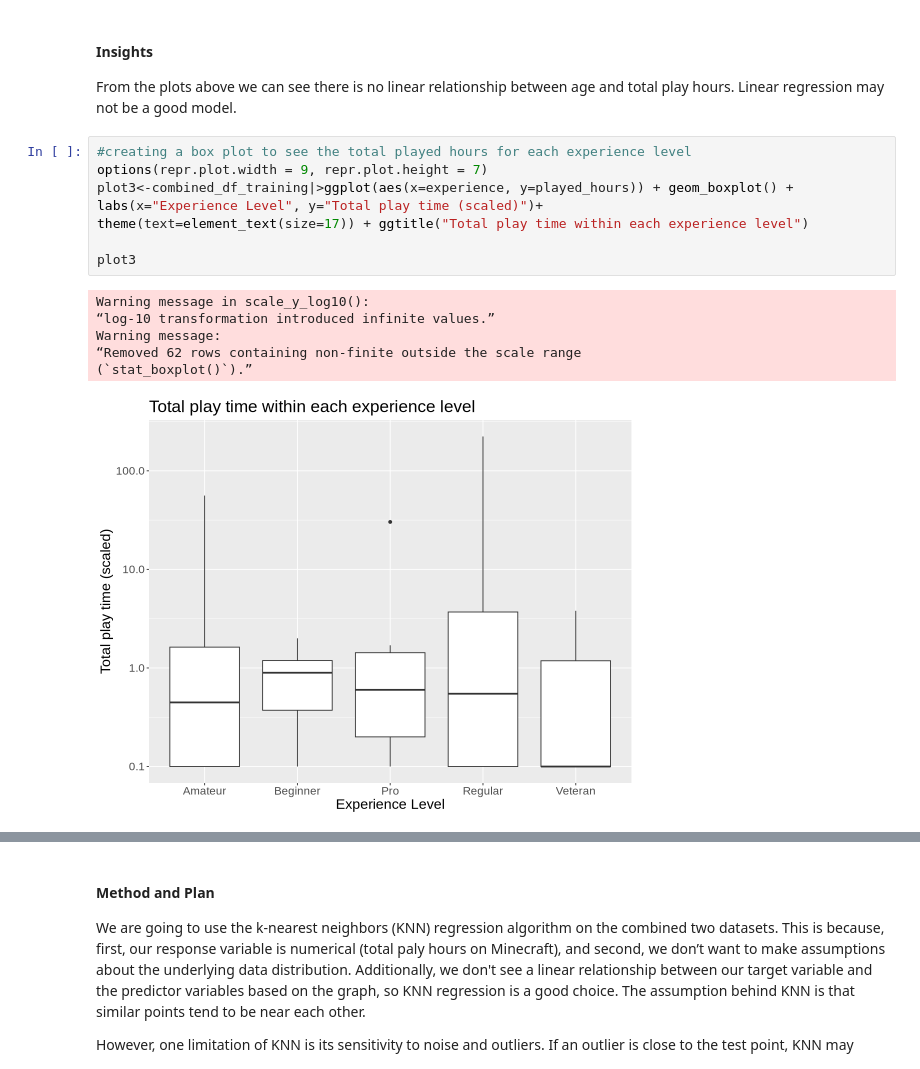
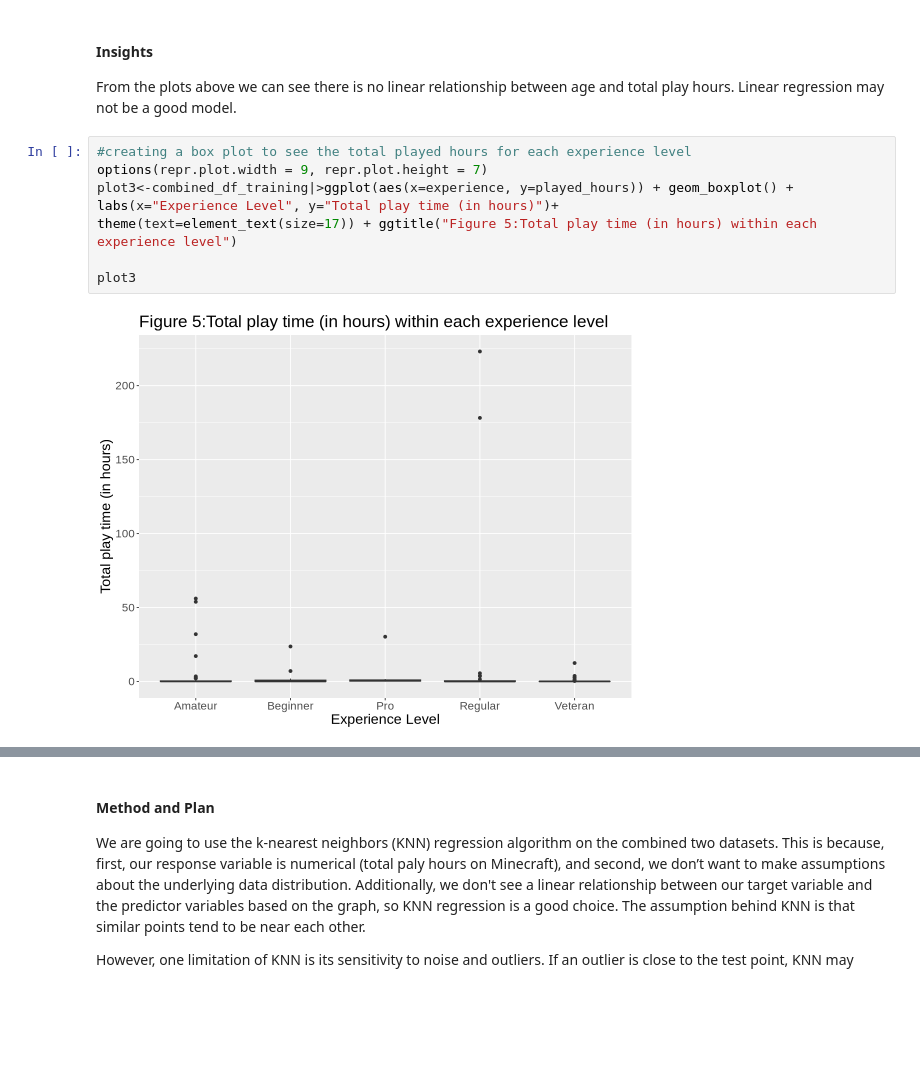
Before and after one commit to yli339/DSCI-Individual, a Jupyter notebook: Group Project.ipynb, the cells around one changed output, grey strips where cells are left out. Saved outputs shown, nothing was run; the diff lists cells and outputs as text; blank space fills up the shorter version.

```diff
--- a/Group Project.ipynb
+++ b/Group Project.ipynb
@@ -159,17 +173,12 @@ From the plots above we can see there is no linear relationship between age and
 # %%
 #creating a box plot to see the total played hours for each experience level
 options(repr.plot.width = 9, repr.plot.height = 7)
 plot3<-combined_df_training|>ggplot(aes(x=experience, y=played_hours)) + geom_boxplot() +
-labs(x="Experience Level", y="Total play time (scaled)")+
-theme(text=element_text(size=17)) + ggtitle("Total play time within each experience level")
+labs(x="Experience Level", y="Total play time (in hours)")+
+theme(text=element_text(size=17)) + ggtitle("Figure 5:Total play time (in hours) within each experience level")
 
 plot3
 # %% [output]
-Warning message in scale_y_log10():
-“log-10 transformation introduced infinite values.”
-Warning message:
-“Removed 62 rows containing non-finite outside the scale range
-(`stat_boxplot()`).”
-[figure, old version]
+[figure, new version]
 # %%
 #we need to scale the y-axis in order to get a more clear visualization of the boxplots
```
Also changed, not shown: parts of 7 cells of this notebook.
